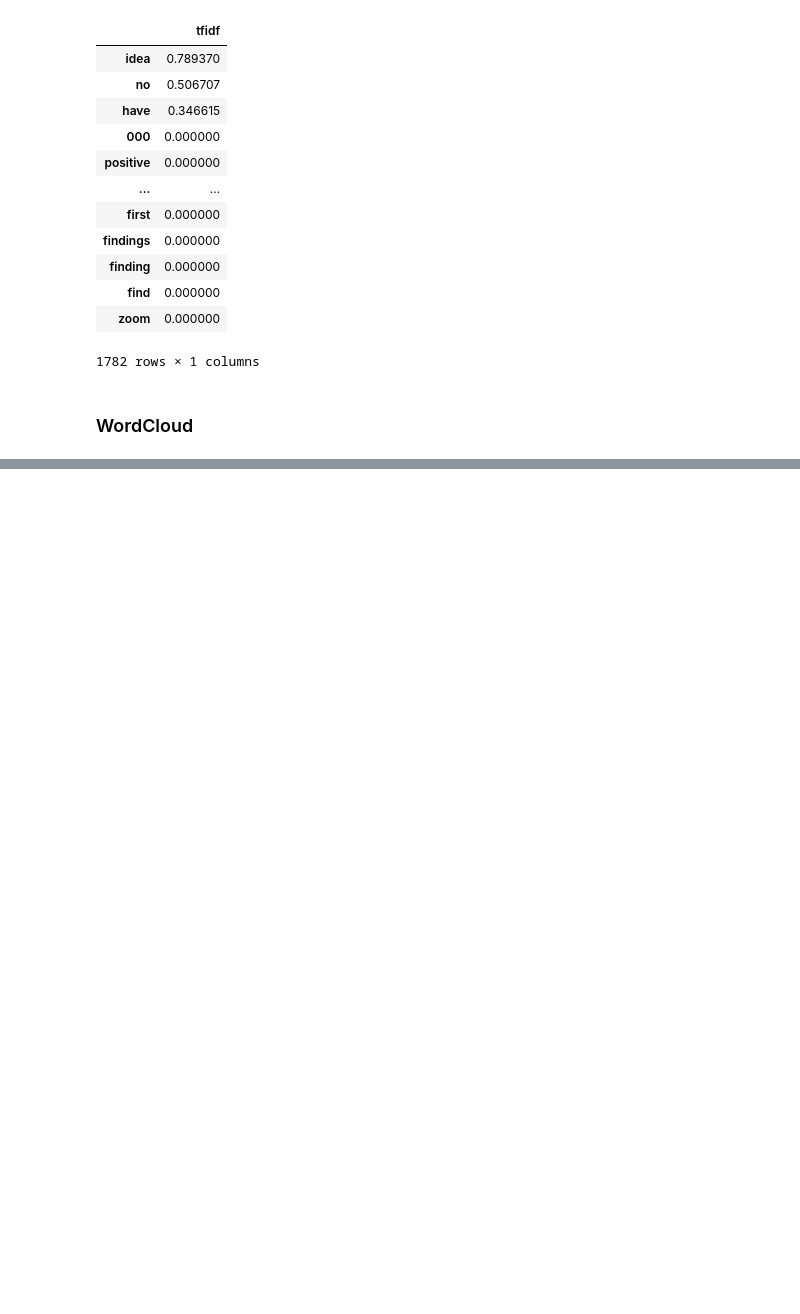
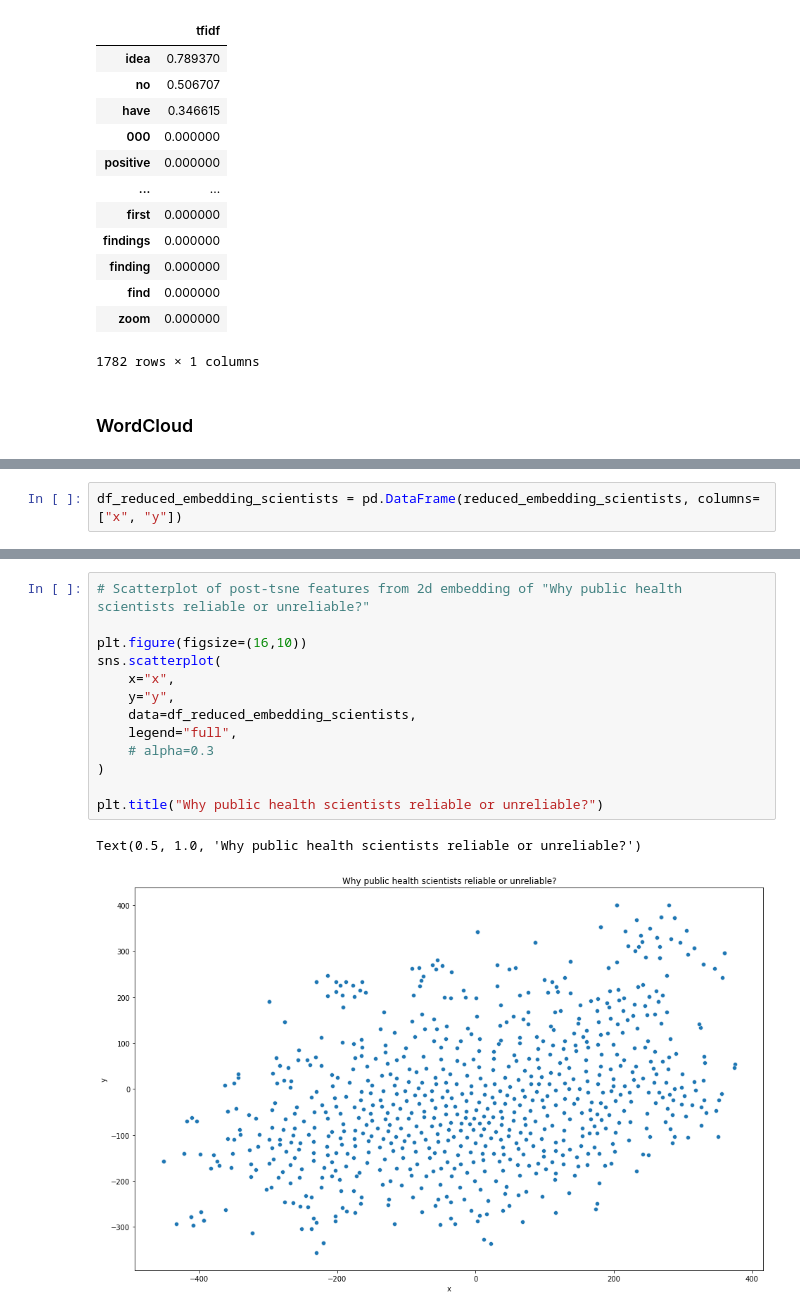
Before and after one commit to thepolicylab/RIDOHcoding, a Jupyter notebook: survey-text-analysis.ipynb, the cells around one changed output, grey strips where cells are left out. Cells and saved outputs as stored; diff of their text form; blank space fills up the shorter version.

```diff
--- a/survey-text-analysis.ipynb
+++ b/survey-text-analysis.ipynb
@@ -330,0 +365,2 @@ Why CDC changed recommended isolation period?
+# %%
+df_reduced_embedding_scientists = pd.DataFrame(reduced_embedding_scientists, columns=["x", "y"])
@@ -330,0 +405,16 @@ Why CDC changed recommended isolation period?
+# %%
+# Scatterplot of post-tsne features from 2d embedding of "Why public health scientists reliable or unreliable?"
+
+plt.figure(figsize=(16,10))
+sns.scatterplot(
+    x="x",
+    y="y",
+    data=df_reduced_embedding_scientists,
+    legend="full",
+    # alpha=0.3
+)
+
+plt.title("Why public health scientists reliable or unreliable?")
+# %% [output]
+Text(0.5, 1.0, 'Why public health scientists reliable or unreliable?')
+[figure, added]
```
Also changed, not shown: parts of 23 cells of this notebook, 4 other files.
